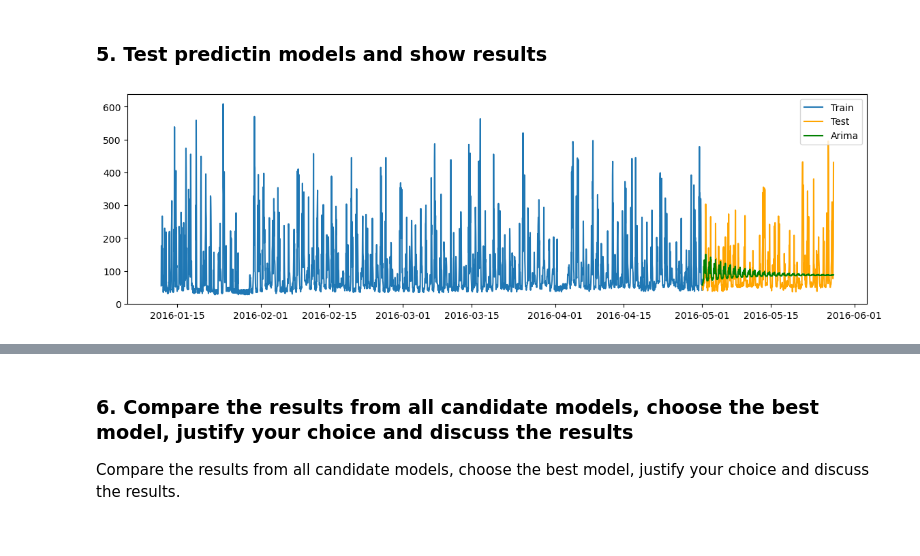
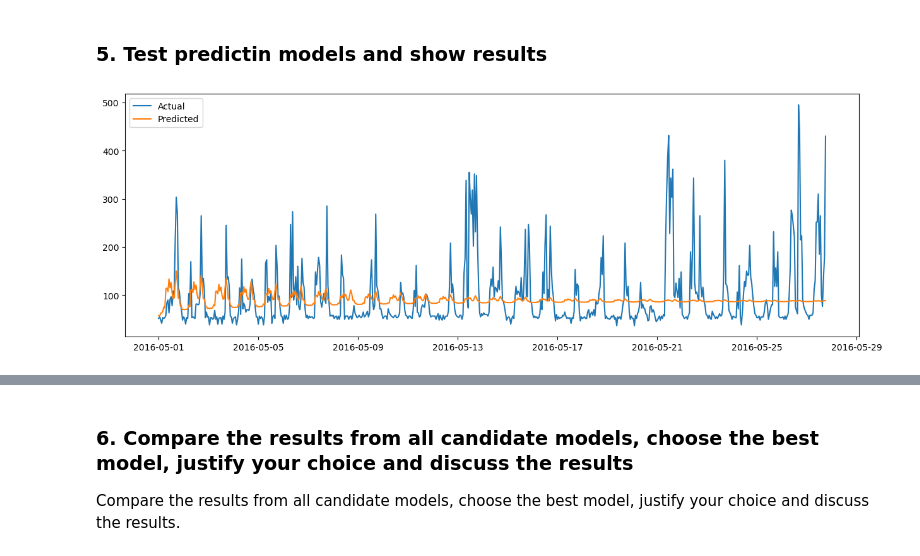
Before and after one commit to secary/compsci7306, a Jupyter notebook: mbd_a2/a1942340_dongjuma_assign2.ipynb, the cells around one changed output, grey strips where cells are left out. Drawn from its saved outputs; the diff is of its cells as text; code cells hidden in the pictures.

Commit message:
finalised training

```diff
--- a/mbd_a2/a1942340_dongjuma_assign2.ipynb
+++ b/mbd_a2/a1942340_dongjuma_assign2.ipynb
@@ -171,14 +249,13 @@ ARIMA(order=(2, 0, 1), scoring_args={}, seasonal_order=(1, 0, 1, 24),
 # %% [markdown]
 ### 5. Test predictin models and show results
-# %%
-forecast_arima = model_arima.predict(n_periods=split1)
-forecast_arima = pd.Series(forecast_arima, index=test1.index)
-
-plt.figure(figsize=(14, 4))
-plt.plot(train1, label='Train')
-plt.plot(test1, label='Test', color='orange')
-plt.plot(forecast_arima, label='Arima', color='green')
-plt.legend()
-plt.show()
-# %% [output]
-[figure, removed]
+# %%
+forecast_arima = model_arima.predict(n_periods=split1)
+forecast_arima = pd.Series(forecast_arima, index=test1.index)
+
+plt.figure(figsize=(15, 5))
+plt.plot(test1, label='Actual')
+plt.plot(forecast_arima, label='Predicted')
+plt.legend()
+plt.show()
+# %% [output]
+[figure, added]
```
Also changed, not shown: parts of 10 cells of this notebook.
